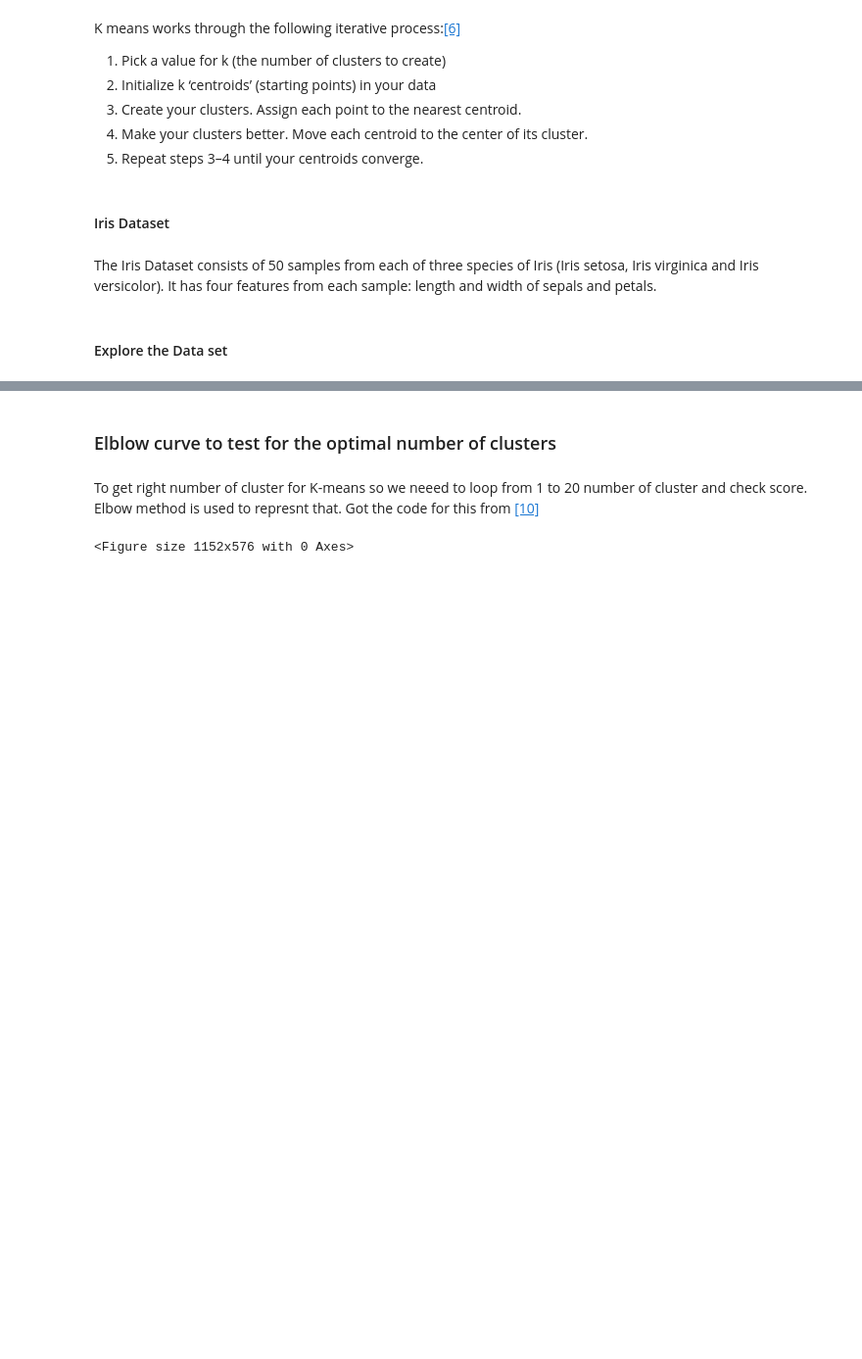
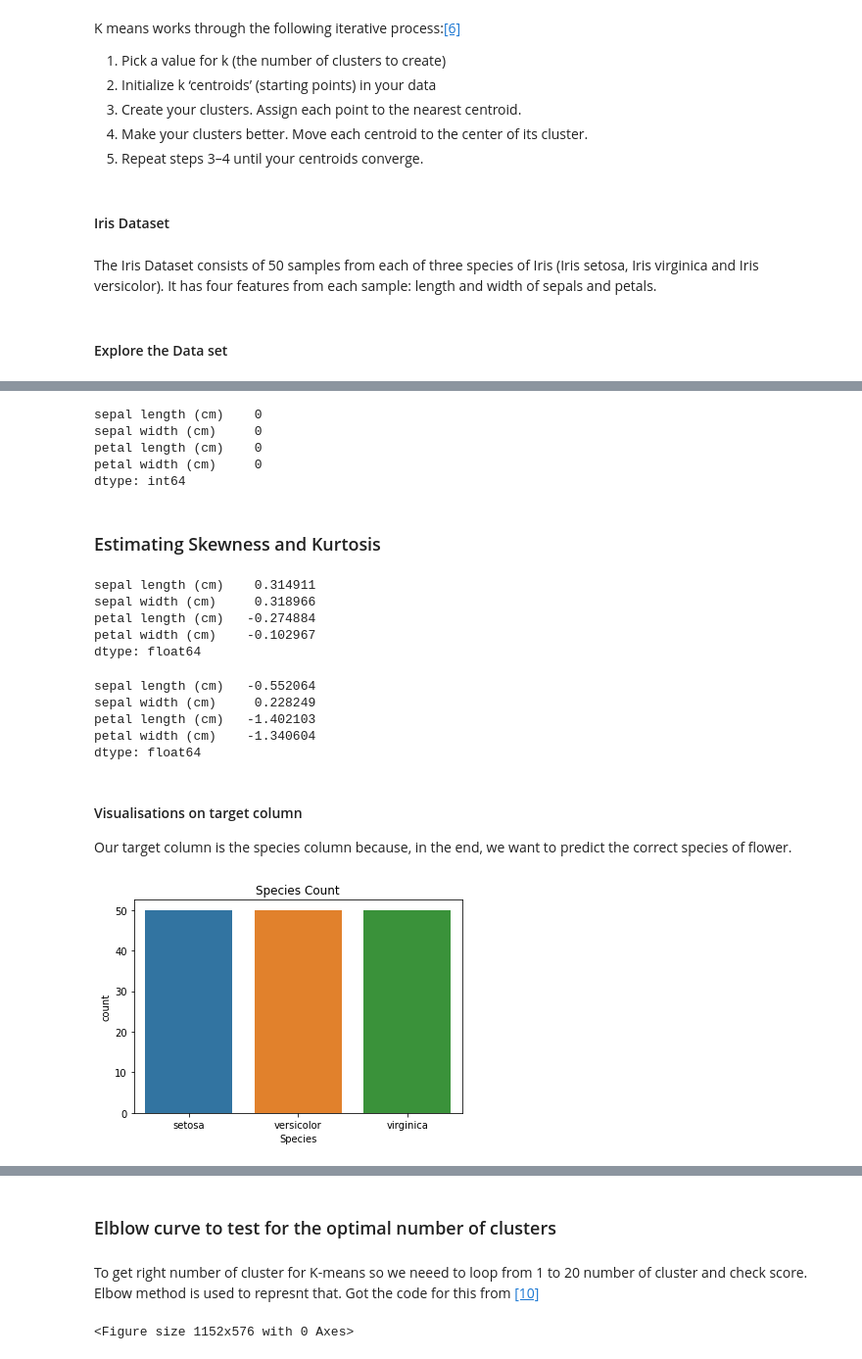
Before and after one commit to neadie/MachineLearningAndStatistics, a Jupyter notebook: tasksmachineLearningandStats.ipynb, the cells around one changed output, grey strips where cells are left out. Shown at 98% size. Cells and saved outputs as stored; diff of their text form; code cells hidden in the pictures; blank space fills up the shorter version.

```diff
--- a/tasksmachineLearningandStats.ipynb
+++ b/tasksmachineLearningandStats.ipynb
@@ -362,0 +470,34 @@ iris = datasets.load_iris()
+# %%
+df.isnull().sum(axis=0)
+# %% [output]
+sepal length (cm)    0
+sepal width (cm)     0
+petal length (cm)    0
+petal width (cm)     0
+dtype: int64
+# %% [markdown]
+### Estimating Skewness and Kurtosis
+# %%
+df.skew()
+# %% [output]
+sepal length (cm)    0.314911
+sepal width (cm)     0.318966
+petal length (cm)   -0.274884
+petal width (cm)    -0.102967
+dtype: float64
+# %%
+df.kurt()
+# %% [output]
+sepal length (cm)   -0.552064
+sepal width (cm)     0.228249
+petal length (cm)   -1.402103
+petal width (cm)    -1.340604
+dtype: float64
+# %% [markdown]
+#### Visualisations on target column
+Our target column is the species column because, in the end, we want to predict the correct species of flower.
+# %%
+plt.title('Species Count')
+sns.countplot(df['Species']);
+# %% [output]
+[figure, added]
```
Also changed, not shown: parts of 72 cells of this notebook, 1 other file.
